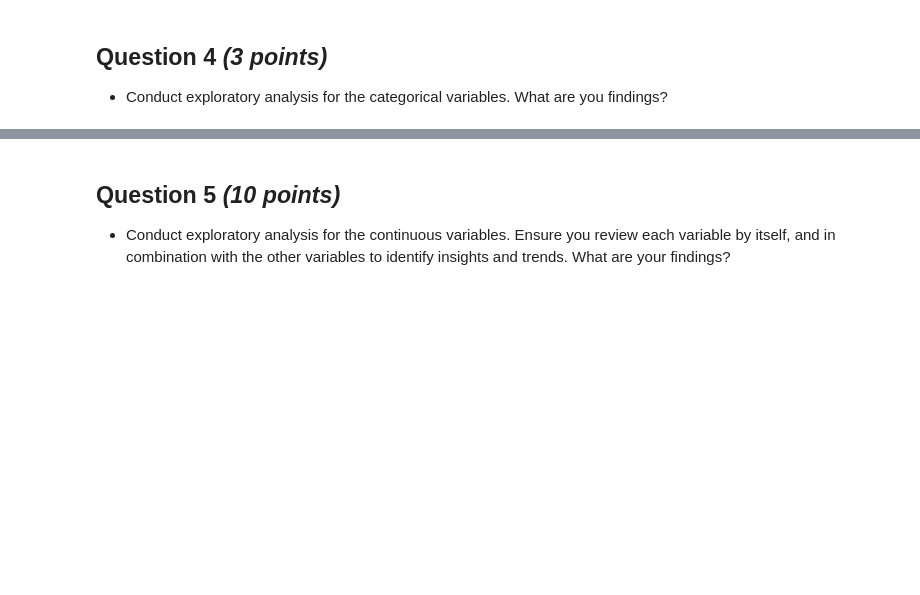
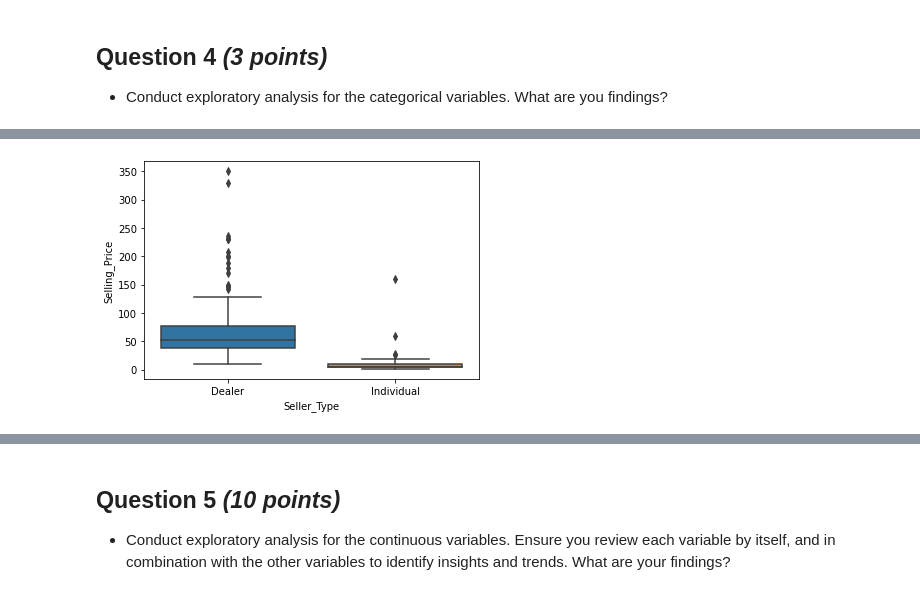
Before and after one commit to Alkasai/3250B, a Jupyter notebook: notebooks/[python] Assignment 3.ipynb, the cells around one changed output, grey strips where cells are left out. Saved outputs shown, nothing was run; the diff lists cells and outputs as text; code cells hidden in the pictures; blank space fills up the shorter version.

```diff
--- a/notebooks/[python] Assignment 3.ipynb
+++ b/notebooks/[python] Assignment 3.ipynb
@@ -126,0 +210,5 @@ df.head()
+# %%
+sns.boxplot(x='Seller_Type', y='Selling_Price', data=df);
+# dealers tent to sell cars for more money as compared to owners
+# %% [output]
+[figure, added]
```
Also changed, not shown: parts of 38 cells of this notebook.
